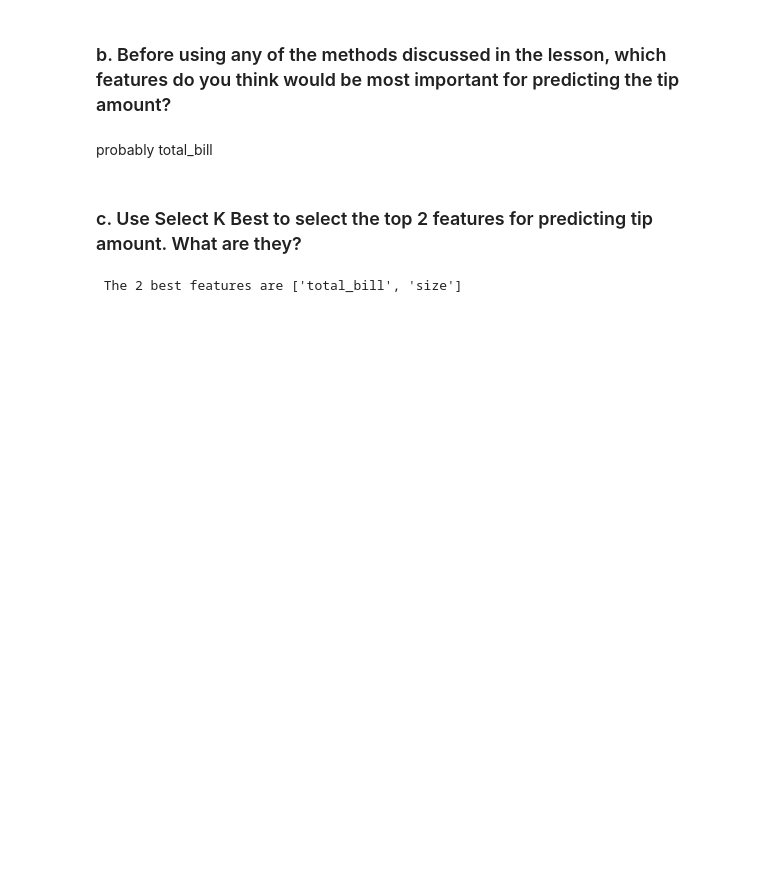
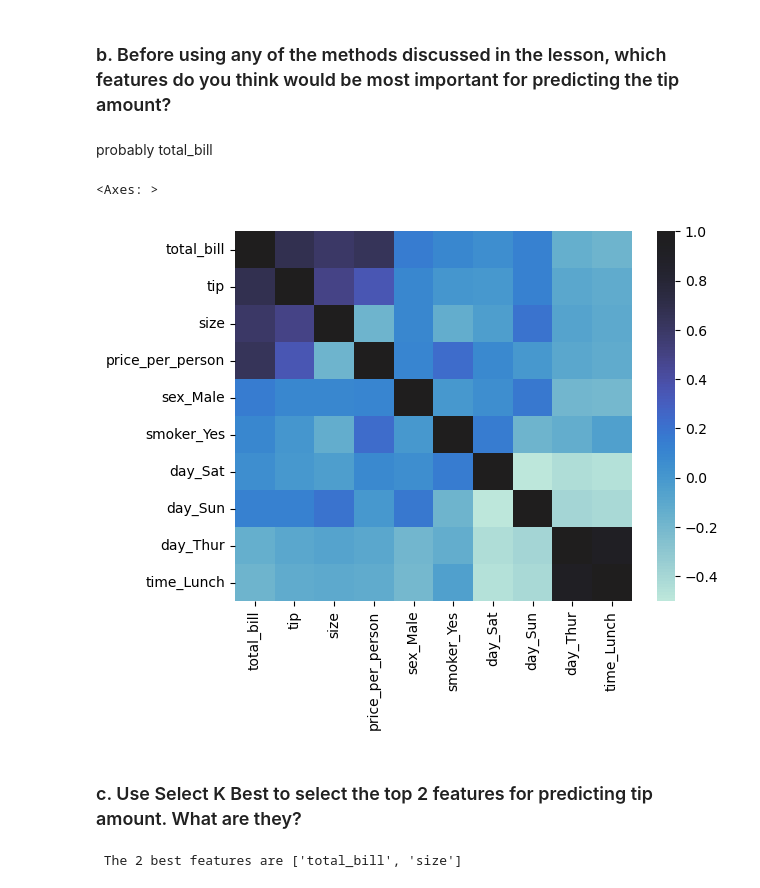
Before and after one commit to Joshua-Click/regression-exercises, a Jupyter notebook: feature_engineering.ipynb, the cells around one changed output. Saved outputs shown, nothing was run; the diff lists cells and outputs as text; code cells hidden in the pictures; blank space fills up the shorter version.

```diff
--- a/feature_engineering.ipynb
+++ b/feature_engineering.ipynb
@@ -105,6 +105,11 @@ X_train_scaled.head()
 ### b. Before using any of the methods discussed in the lesson, which features do you think would be most important for predicting the tip amount?
 # %% [markdown]
 probably total_bill
+# %%
+sns.heatmap(tips_df.corr(), center= 1)
+# %% [output]
+<Axes: >
+[figure, added]
 # %% [markdown]
 ### c. Use Select K Best to select the top 2 features for predicting tip amount. What are they?
 # %%
```
Also changed, not shown: parts of 2 cells of this notebook, 1 other file.
